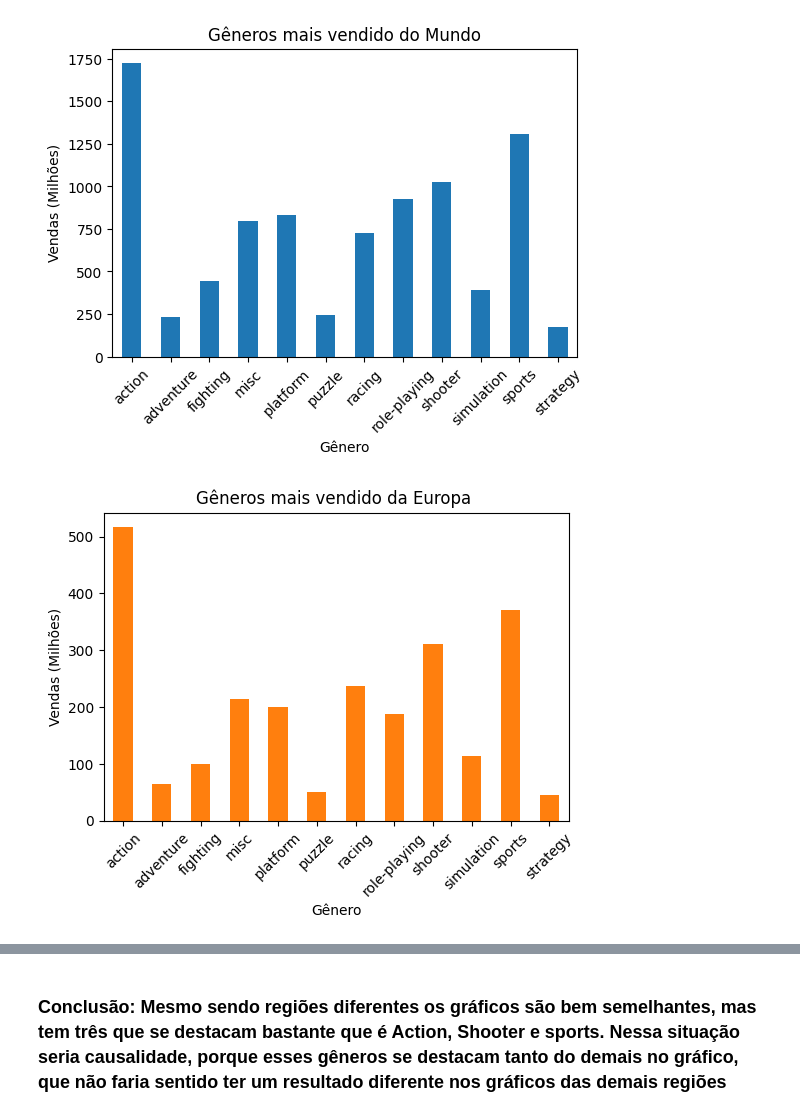
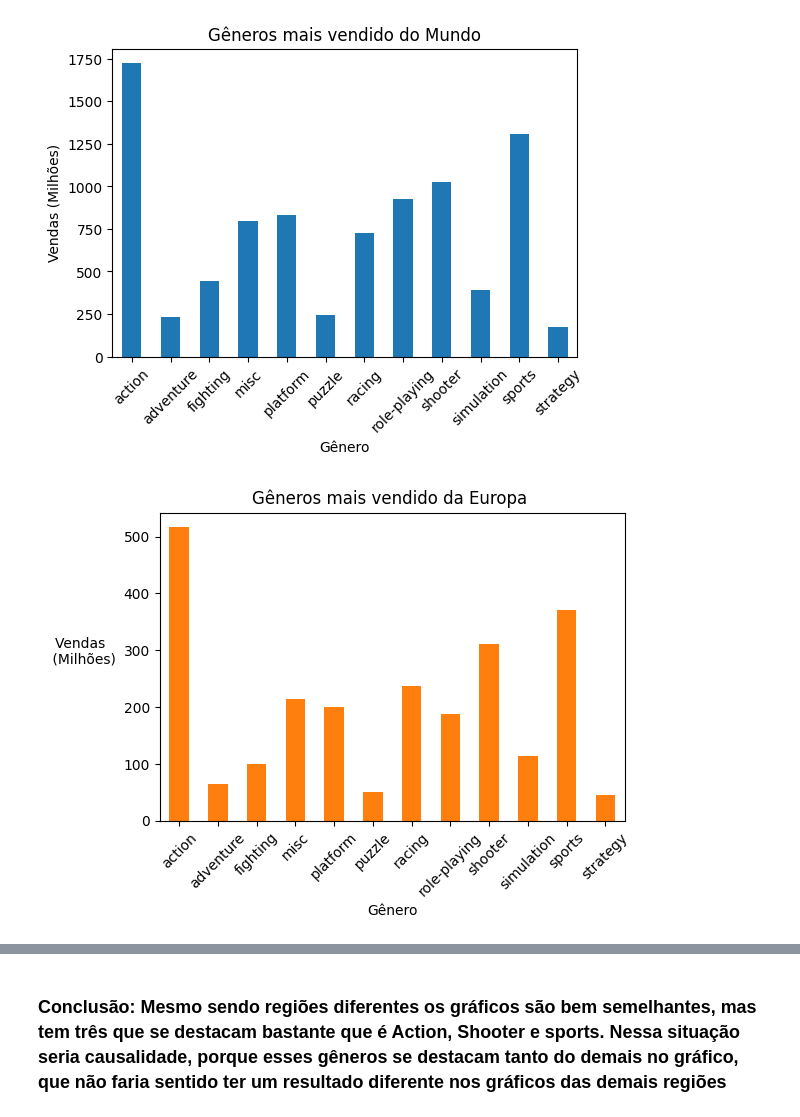
Before and after one commit to Nicolas14265/introducao, a Jupyter notebook: Projeto_Final.ipynb, the cells around one changed output, grey strips where cells are left out. Saved outputs shown, nothing was run; the diff lists cells and outputs as text; code cells hidden in the pictures.

```diff
--- a/Projeto_Final.ipynb
+++ b/Projeto_Final.ipynb
@@ -62,17 +62,17 @@ plt.show()
 # %%
 # Fazendo grafico Europeu
 
 europa = df.groupby('genero')['vendas_eu'].sum()
 
 plt.figure(figsize = (6,4))
 europa.plot(kind = 'bar', color = 'tab:orange')
 plt.title('Gêneros mais vendido da Europa ')
 plt.xlabel('Gênero')
-plt.xticks(rotation=45)
-plt.ylabel('Vendas (Milhões)')
+plt.xticks(rotation = 45)
+plt.ylabel('Vendas \n (Milhões)', rotation = 0, labelpad = 30)
 plt.show()
 # %% [output]
-[figure, old version]
+[figure, new version]
 # %%
 # Fazendo grafico América do Norte
 
```
Also changed, not shown: parts of 3 cells of this notebook.
